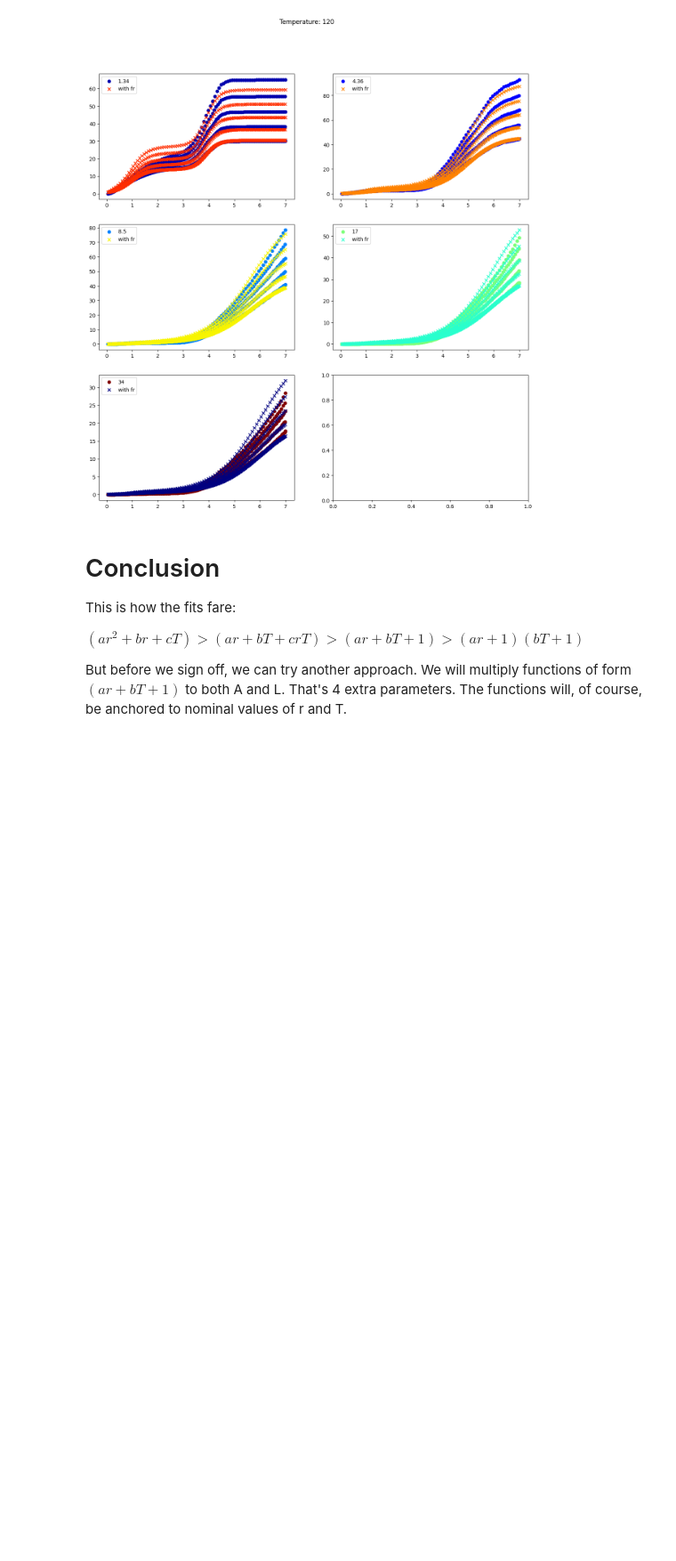
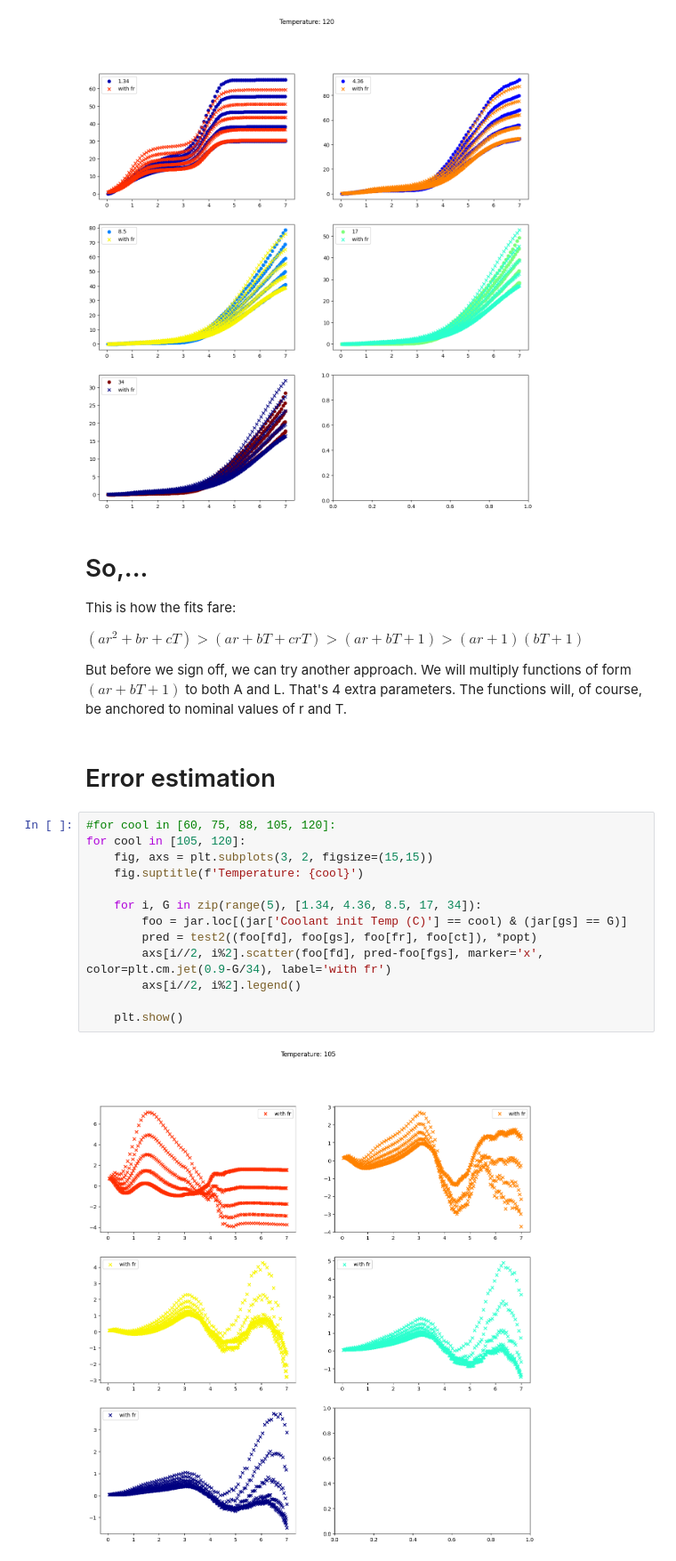
Before and after one commit to ahasan3-ncsu/wd-swelling, a Jupyter notebook: data_2022/interaction.ipynb, the cells around one changed output. Shown at 89% size. Saved outputs shown, nothing was run; the diff lists cells and outputs as text; blank space fills up the shorter version.

Commit message:
Error estimates for the current model

```diff
--- a/data_2022/interaction.ipynb
+++ b/data_2022/interaction.ipynb
@@ -182,10 +182,27 @@ for cool in [60, 75, 88, 105, 120]:
 [figure]
 [figure]
 # %% [markdown]
-# Conclusion
+# So,...
 
 This is how the fits fare:
 
 $(ar^2+br+cT) > (ar+bT+crT) > (ar+bT+1) > (ar+1)(bT+1)$
 
 But before we sign off, we can try another approach. We will multiply functions of form $(ar+bT+1)$ to both A and L. That's 4 extra parameters. The functions will, of course, be anchored to nominal values of r and T.
+# %% [markdown]
+# Error estimation
+# %%
+#for cool in [60, 75, 88, 105, 120]:
+for cool in [105, 120]:
+    fig, axs = plt.subplots(3, 2, figsize=(15,15))
+    fig.suptitle(f'Temperature: {cool}')
+
+    for i, G in zip(range(5), [1.34, 4.36, 8.5, 17, 34]):
+        foo = jar.loc[(jar['Coolant init Temp (C)'] == cool) & (jar[gs] == G)]
+        pred = test2((foo[fd], foo[gs], foo[fr], foo[ct]), *popt)
+        axs[i//2, i%2].scatter(foo[fd], pred-foo[fgs], marker='x', color=plt.cm.jet(0.9-G/34), label='with fr')
+        axs[i//2, i%2].legend()
+
+    plt.show()
+# %% [output]
+[figure, added]
```
Also changed, not shown: parts of 8 cells of this notebook.
